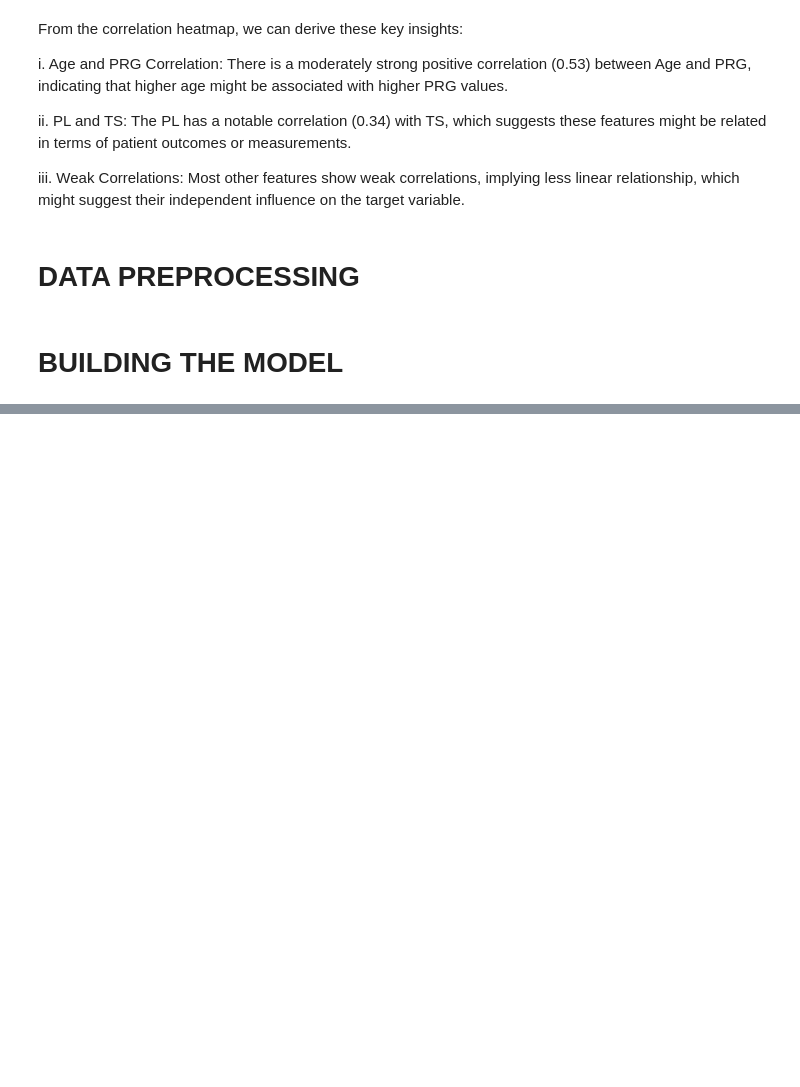
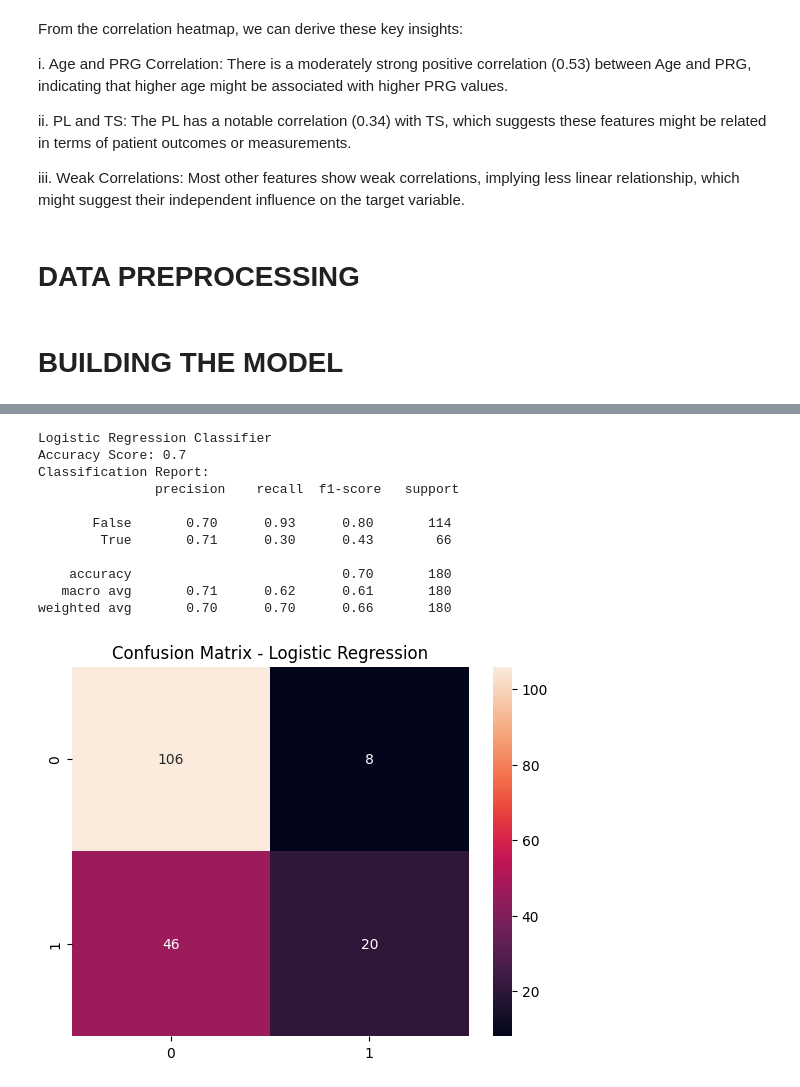
Before and after one commit to MillicentAgyir/Sepssis-Prediction_ML_API-Proj, a Jupyter notebook: src/Dev/classification_model.ipynb, the cells around one changed output, grey strips where cells are left out. Cells and saved outputs as stored; diff of their text form; code cells hidden in the pictures; blank space fills up the shorter version.

Commit message:
model building init

```diff
--- a/src/Dev/classification_model.ipynb
+++ b/src/Dev/classification_model.ipynb
@@ -256,0 +259,28 @@ weighted avg       1.00      1.00      1.00       180
+# %%
+# Logistic Regression Model
+lr_model = LogisticRegression(max_iter=1000, random_state=42)
+lr_model.fit(X_train, y_train)
+
+# Predictions
+lr_pred = lr_model.predict(X_val)
+
+# Evaluation Metrics
+print("Logistic Regression Classifier")
+print("Accuracy Score:", accuracy_score(y_val, lr_pred))
+print("Classification Report:\n", classification_report(y_val, lr_pred))
+sns.heatmap(confusion_matrix(y_val, lr_pred), annot=True, fmt='d')
+plt.title("Confusion Matrix - Logistic Regression")
+plt.show()
+# %% [output]
+Logistic Regression Classifier
+Accuracy Score: 0.7
+Classification Report:
+               precision    recall  f1-score   support
+
+       False       0.70      0.93      0.80       114
+        True       0.71      0.30      0.43        66
+
+    accuracy                           0.70       180
+   macro avg       0.71      0.62      0.61       180
+weighted avg       0.70      0.70      0.66       180
+[figure, added]
```
Also changed, not shown: parts of 4 cells of this notebook.
